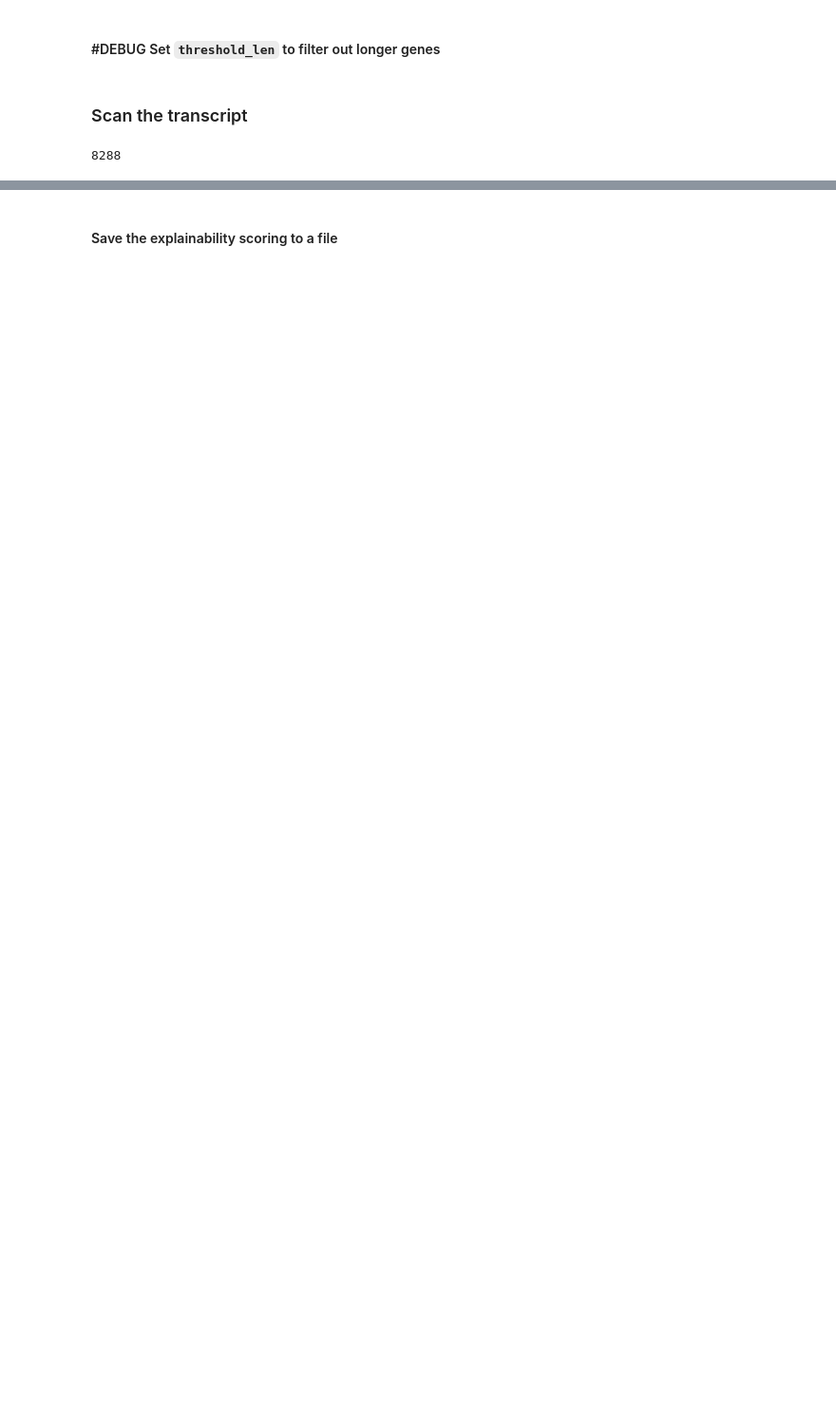
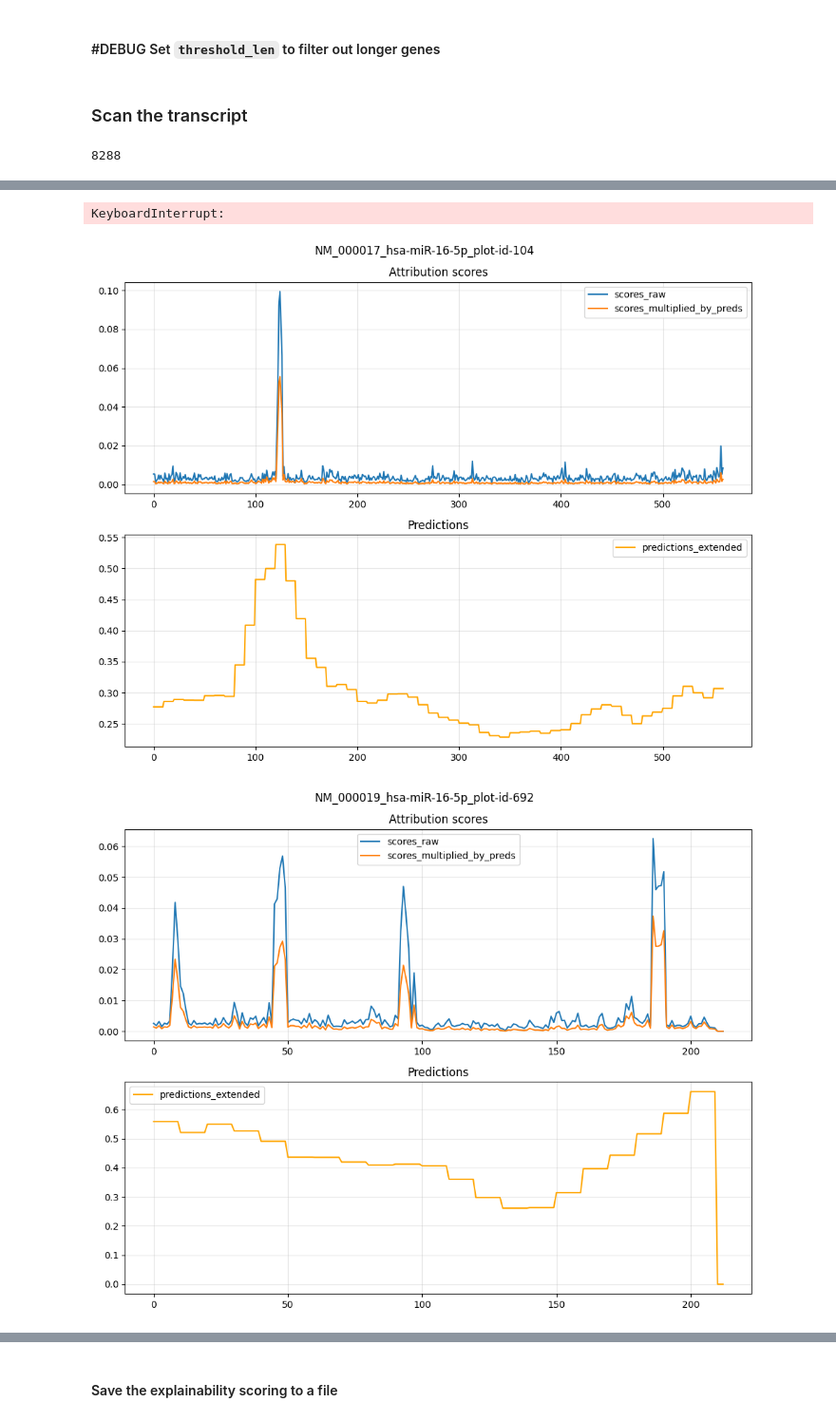
Before and after one commit to ML-Bioinfo-CEITEC/miRNA, a Jupyter notebook: scan_transcripts_clean.TS_FC.HeLa_transfection.psilac.mirBenchCNN.ipynb, the cells around one changed output, grey strips where cells are left out. Shown at 95% size. Drawn from its saved outputs; the diff is of its cells as text; code cells hidden in the pictures; blank space fills up the shorter version.

Commit message:
transcript scan: fix explainability of mirBench model

```diff
--- a/scan_transcripts_clean.TS_FC.HeLa_transfection.psilac.mirBenchCNN.ipynb
+++ b/scan_transcripts_clean.TS_FC.HeLa_transfection.psilac.mirBenchCNN.ipynb
@@ -216,3 +242,23 @@ if threshold_len > 0:
     print('count_kept ', count_kept)
 # %% [markdown]
 ### Scan the transcript
+# %%
+def process_shap_attribution(shap_values, preds, shap_indices, pred_indices,
+                       gene_length, sequence_length, sample_index,
+                       multiply_by_predictions=True):
+    if multiply_by_predictions:
+        # Normalize SHAP values by multiplying with predictions
+        normalized_shap = shap_values[0][sample_index, :, :, 0] * preds[shap_indices[sample_index]][0]
+    else:
+        # Use raw SHAP values without prediction multiplication
+        normalized_shap = shap_values[0][sample_index, :, :, 0]
+
+    # Add zero padding before the sequence
+    newrows_before = np.zeros((pred_indices[sample_index], normalized_shap.shape[1]))
+    normalized_shap = np.vstack([newrows_before, normalized_shap])
+
+    # Add zero padding after the sequence
+    newrows_after = np.zeros((gene_length - pred_indices[sample_index] - sequence_length,
+                             normalized_shap.shape[1]))
+    normalized_shap = np.vstack([normalized_shap, newrows_after])
+    return normalized_shap
@@ -360,7 +576,7 @@ len(gene_symbol_to_seq.items())
 # %%
 import time
 
-# two objects to collect results for now, will see which one is more handy
+# both array and dictionary to collect results for now, will see which one is more handy
 score_table = []
 miRNA_to_gene_score = {}
 explain_errors = []
@@ -374,17 +590,33 @@ for miRNA in mirna_sequences[:1]:
     for gene_symbol, gene_sequence in gene_symbol_to_seq.items():
         if not isinstance(gene_sequence, float) and len(gene_sequence) > 0:
             try:
-                score = score_with_gradients(
+                # score = score_with_gradients(
+                # score = score_sequence_attribution_minimal(
+                #     str(gene_sequence),
+                #     miRNA,
+                #     model,
+                #     # draw_plot=False,
+                #     draw_plot=True,
+                #     step=10,
+                #     length=50,
+                #     prediction_threshold=PREDICTION_THRESHOLD
+                # )
+                score_raw, score_mult_by_preds, preds_extended, preds = score_sequence_attribution_minimal_with_preds(
                     str(gene_sequence),
                     miRNA,
                     model,
-                    draw_plot=False,
+                    # draw_plot=False,
+                    draw_plot=True,
                     step=10,
                     length=50,
-                    prediction_threshold=PREDICTION_THRESHOLD
+                    prediction_threshold=PREDICTION_THRESHOLD,
+                    gene_id=gene_symbol,
+                    mirna_id=mirna_name,
                 )
-                score_table.append([miRNA, gene_symbol, score])
-                miRNA_to_gene_score[miRNA].append([gene_symbol, score])
+                # score_table.append([miRNA, gene_symbol, score])
+                score_table.append([miRNA, gene_symbol, score_raw, score_mult_by_preds, preds_extended, preds])
+                # miRNA_to_gene_score[miRNA].append([gene_symbol, score])
+                miRNA_to_gene_score[miRNA].append([gene_symbol, score_raw, score_mult_by_preds, preds_extended, preds])
             except (AssertionError, ValueError) as e:
                 # print(miRNA, gene_symbol, e)
                 print(e)
@@ -394,11 +626,11 @@ for miRNA in mirna_sequences[:1]:
             explain_errors.append(gene_symbol)
 
         i+=1
-        # if i % 500 == 0:
-        if i % 100 == 0:
+        if i % 500 == 0:
+        # if i % 100 == 0:
             print(gene_symbol, " |",i , "| " , end =" ")
-        # if i > 1000:
-            # break
+        # if i > 10:
+        #     break
     # break
 
 
@@ -407,0 +677,3 @@ NM_000292  | 100 |  NM_000729  | 200 |  NM_001003785  | 300 |  NM_001012456  | 4
+KeyboardInterrupt:
+[figure, added]
+[figure, added]
```
Also changed, not shown: parts of 22 cells of this notebook.
